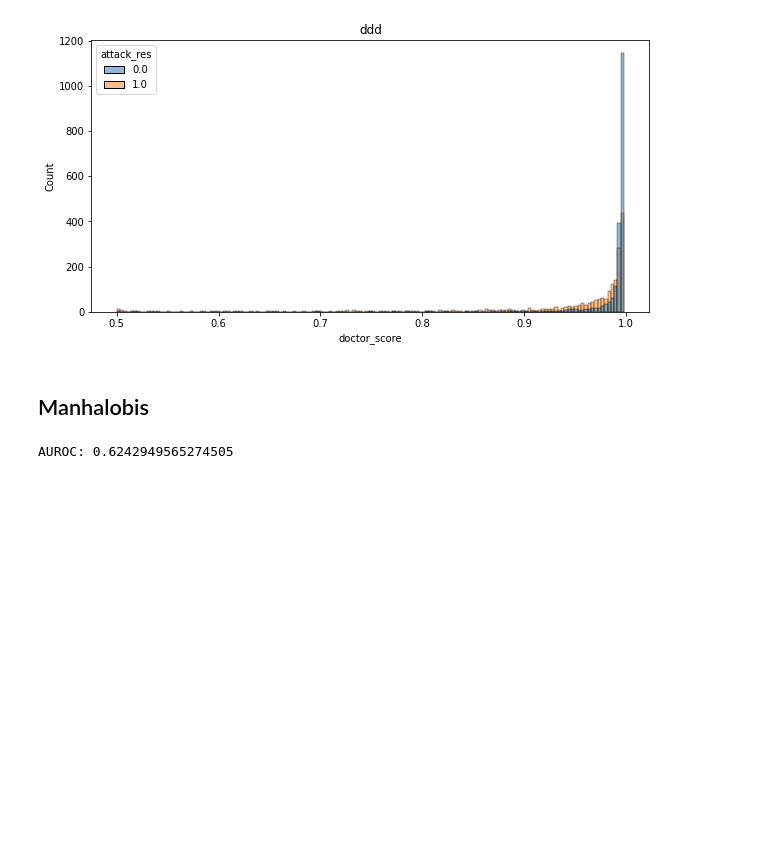
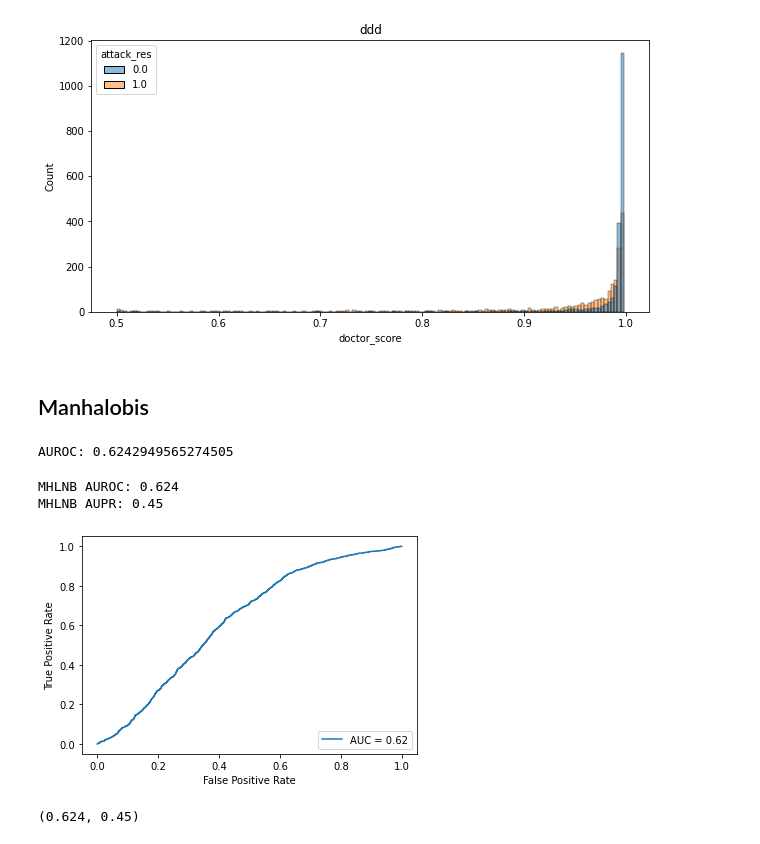
Before and after one commit to Tedonze/Adversarial_Attacks_NLP, a Jupyter notebook: odd_best_final.ipynb, the cells around one changed output. Saved outputs shown, nothing was run; the diff lists cells and outputs as text; code cells hidden in the pictures; blank space fills up the shorter version.

```diff
--- a/odd_best_final.ipynb
+++ b/odd_best_final.ipynb
@@ -638,3 +638,10 @@ fpr, tpr,thresholds = metrics.roc_curve(label,distance, pos_label=0)
 print('AUROC:',metrics.auc(fpr, tpr))
 # %% [output]
 AUROC: 0.6242949565274505
+# %%
+get_scores(label, distance, 'MHLNB')
+# %% [output]
+MHLNB AUROC: 0.624
+MHLNB AUPR: 0.45
+[figure, added]
+(0.624, 0.45)
```
Also changed, not shown: parts of 2 cells of this notebook, 1 other file.
